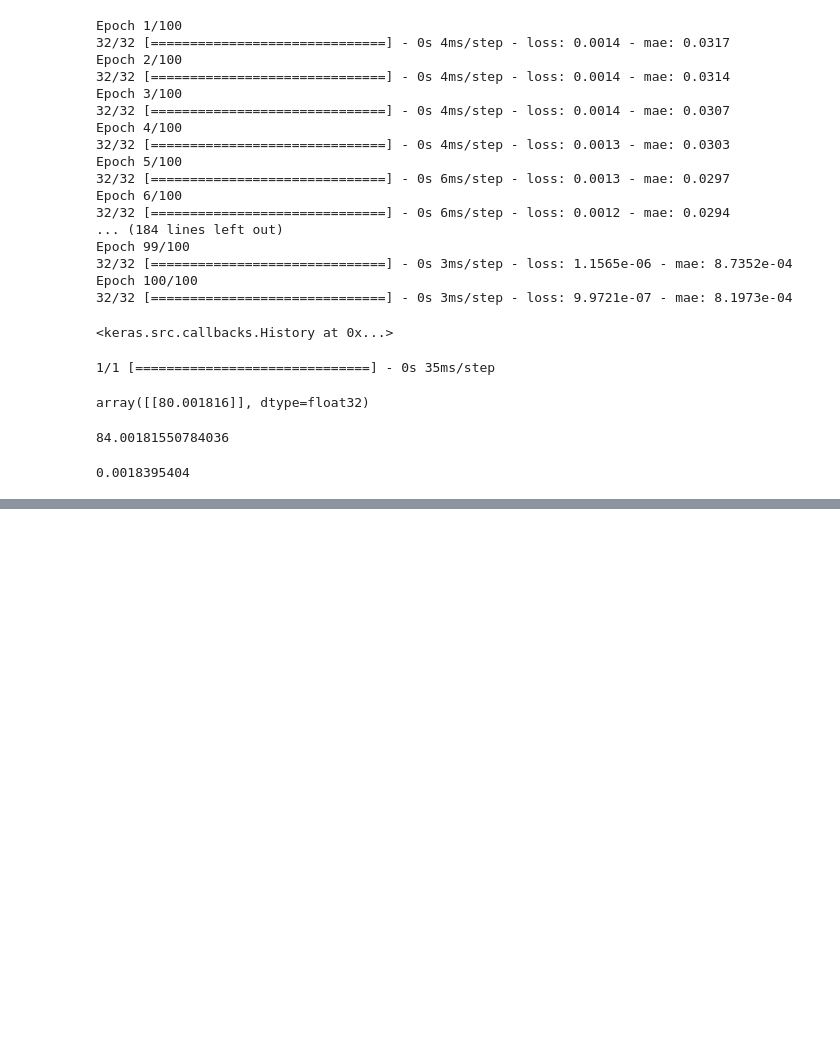
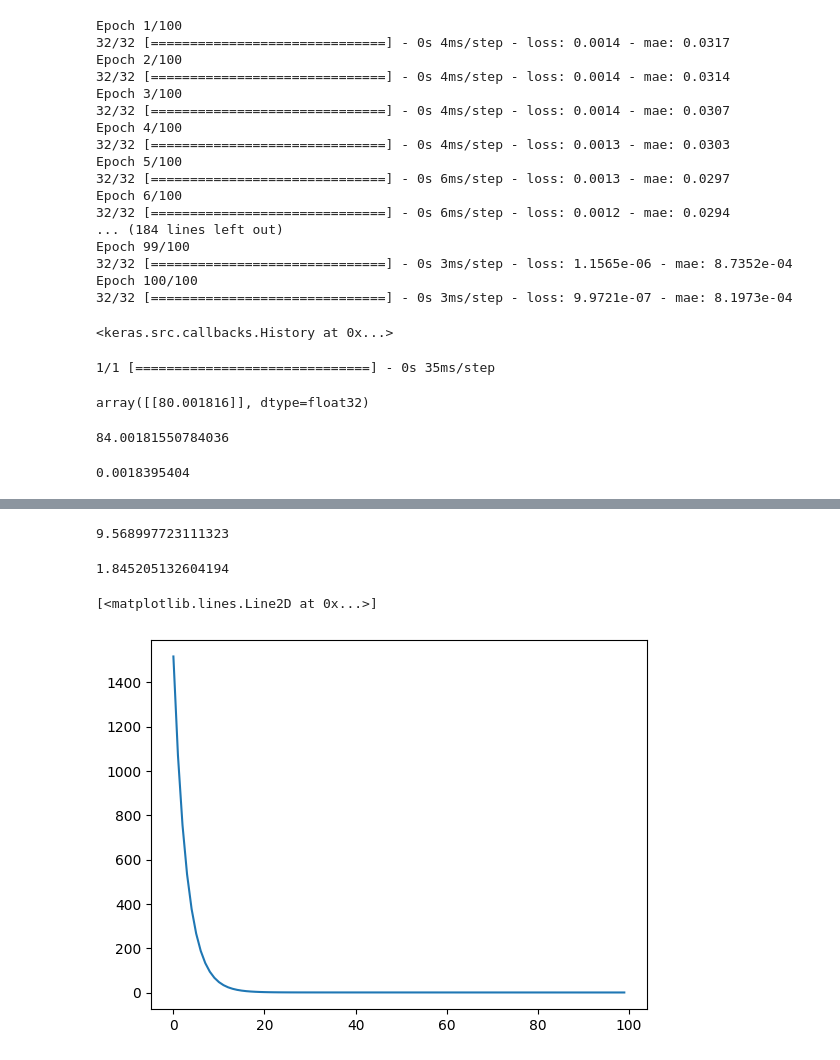
Before and after one commit to Shivam1603/machine-learning-concepts, a Jupyter notebook: playground.ipynb, the cells around one changed output, grey strips where cells are left out. Drawn from its saved outputs; the diff is of its cells as text; code cells hidden in the pictures; blank space fills up the shorter version.

```diff
--- a/playground.ipynb
+++ b/playground.ipynb
@@ -305,0 +313,41 @@ b[0]
+# %%
+def batch_gd(x, y, epochs = 100, learning_rate = 0.001):
+  m = len(y)
+  cost = []
+  # Initialize the params
+  w = b = 0
+
+  for _ in range(epochs):
+    # Forward Prop
+    y_pred = w * x + b
+
+    # Backward Prop
+    w_grad = 2/m * sum((y_pred - y) * x)
+    b_grad = 2/m * sum(y_pred - y)
+
+    # Update weights
+    w = w - learning_rate * w_grad
+    b = b - learning_rate * b_grad
+
+    cost_this_iteration = 1/m * sum([val * val for val in [y_pred - y]])
+    cost.append(cost_this_iteration)
+
+  return w, b, cost
+# %%
+x = np.array([1, 2, 3, 4, 5, 6])
+y = np.array([10, 20, 30, 40, 50, 60])
+# %%
+w, b, cost = batch_gd(x, y, epochs = 100, learning_rate=0.005)
+# %%
+w
+# %% [output]
+9.568997723111323
+# %%
+b
+# %% [output]
+1.845205132604194
+# %%
+plt.plot(cost)
+# %% [output]
+[<matplotlib.lines.Line2D at 0x...>]
+[figure, added]
```
Also changed, not shown: parts of 8 cells of this notebook.
